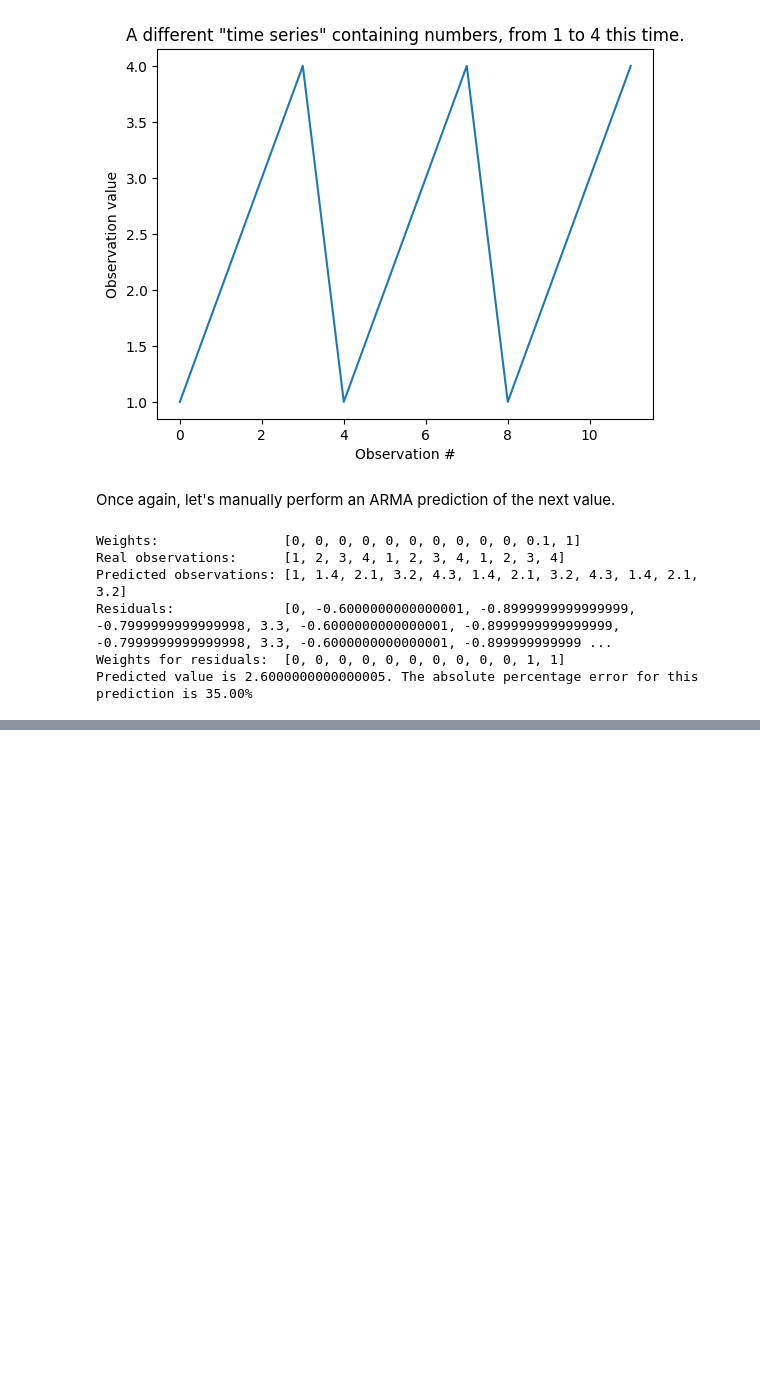
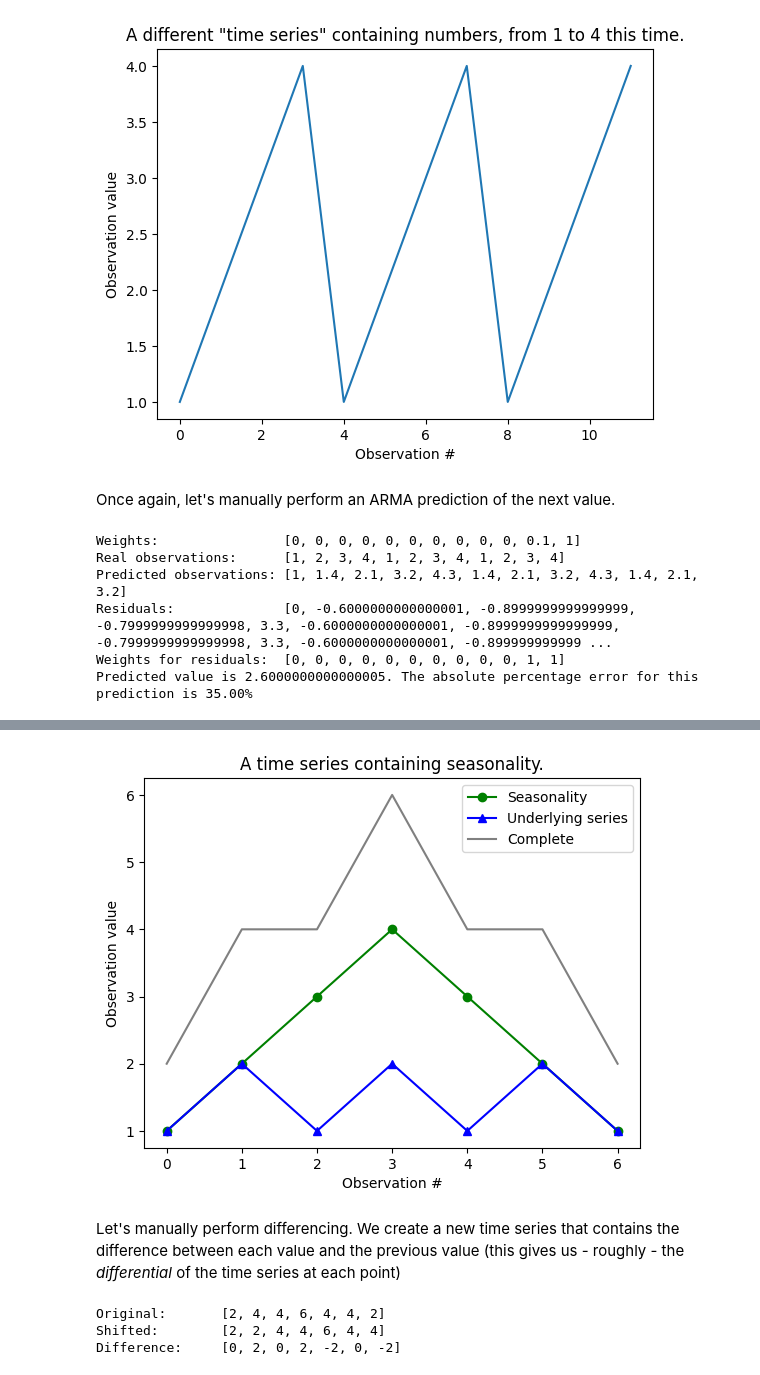
Before and after one commit to mcdejonge/lesson-timeseries, a Jupyter notebook: lecture-timeseries-1.ipynb, the cells around one changed output, grey strips where cells are left out. Drawn from its saved outputs; the diff is of its cells as text; code cells hidden in the pictures; blank space fills up the shorter version.

```diff
--- a/lecture-timeseries-1.ipynb
+++ b/lecture-timeseries-1.ipynb
@@ -149,0 +155,28 @@ The second example time series clearly has a recurring pattern, which is why ARM
+# %%
+seasons = [1, 2, 3, 4, 3, 2, 1]
+ts_noseasons = [1, 2, 1, 2, 1, 2, 1]
+ts3 = list(map(lambda season, value: season + value, seasons, ts_noseasons))
+
+pd.Series(seasons).plot(color='green', style='o-')
+pd.Series(ts_noseasons).plot(color='blue', style='^-')
+pd.Series(ts3).plot(color="gray")
+plt.title('A time series containing seasonality.')
+plt.xlabel("Observation #")
+plt.ylabel("Observation value")
+plt.legend(['Seasonality', 'Underlying series', 'Complete'])
+plt.show()
+# %% [output]
+[figure, added]
+# %% [markdown]
+Let's manually perform differencing. We create a new time series that contains the difference between each value and the previous value (this gives us - roughly - the *differential* of the time series at each point)
+# %%
+ts3_shifted = ts3[-1:]
+ts3_shifted += ts3[:-1]
+print(f'Original: \t{ts3}')
+print(f'Shifted: \t{ts3_shifted}')
+differenced = list(map(lambda orig, prev: orig - prev, ts3, ts3_shifted))
+print(f'Difference: \t{differenced}')
+# %% [output]
+Original:       [2, 4, 4, 6, 4, 4, 2]
+Shifted:        [2, 2, 4, 4, 6, 4, 4]
+Difference:     [0, 2, 0, 2, -2, 0, -2]
```
Also changed, not shown: parts of 32 cells of this notebook, 4 other files.
